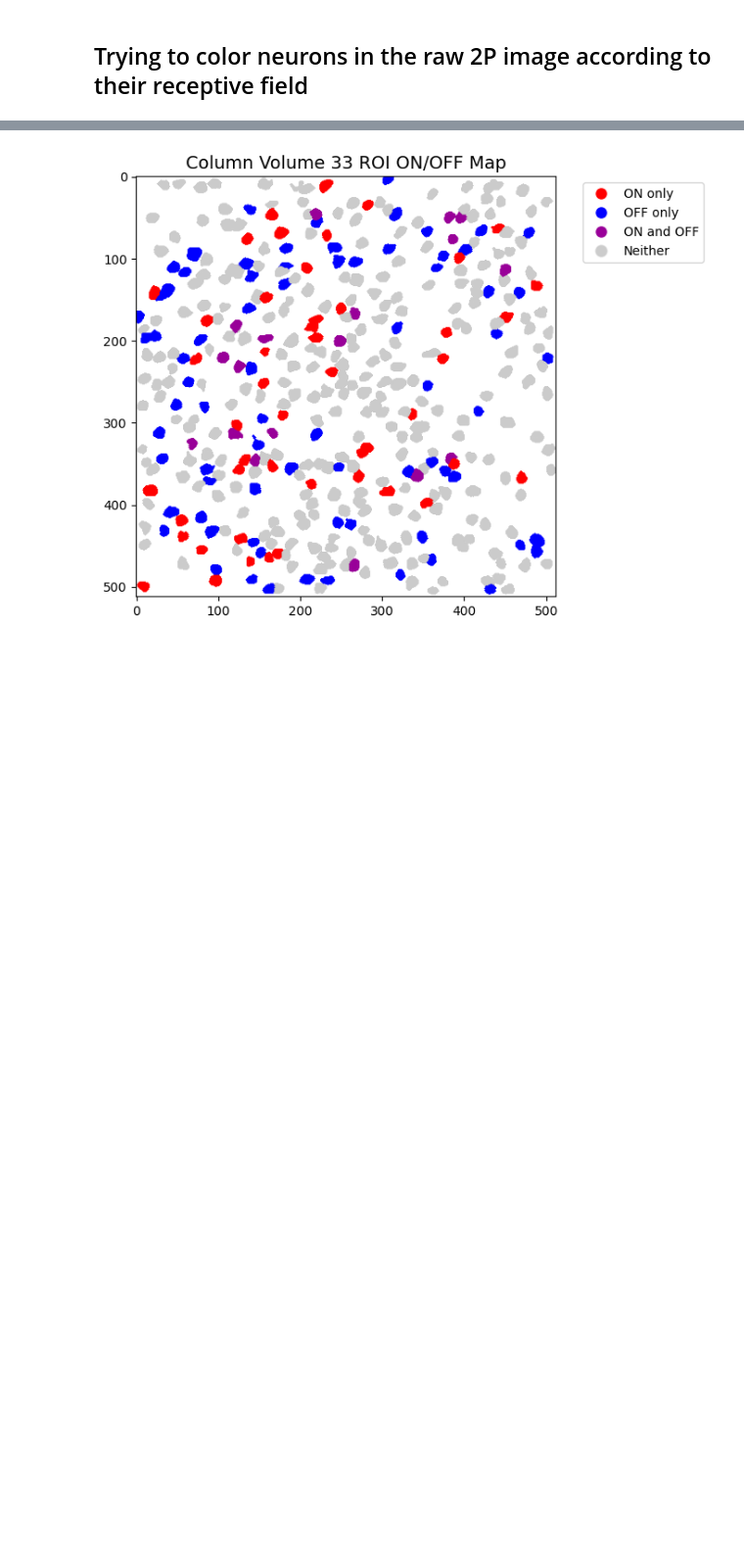
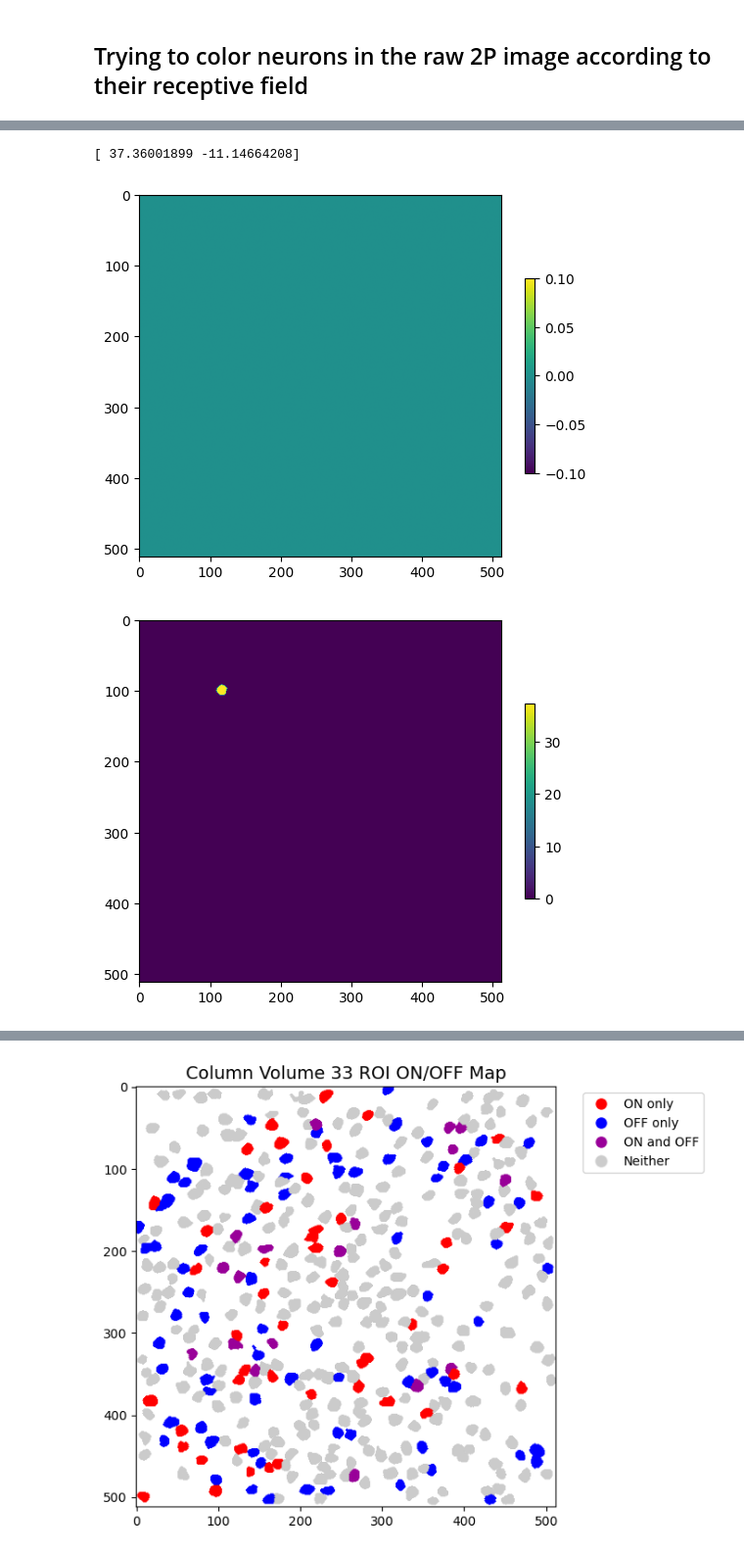
Before and after one commit to naomidonovan1/allen_v1dd, a Jupyter notebook: src/allen_v1dd/demo.ipynb, the cells around one changed output, grey strips where cells are left out. Shown at 98% size. Cells and saved outputs as stored; diff of their text form; code cells hidden in the pictures; blank space fills up the shorter version.

```diff
--- a/src/allen_v1dd/demo.ipynb
+++ b/src/allen_v1dd/demo.ipynb
@@ -376,13 +378,30 @@ client = OPhysClient("/home/naomi/Desktop/data/V1dd_nwbs/")
 for col_vol_str in col_vol_strings:
     print(f"Processing column volume {col_vol_str}...")
     session = client.load_ophys_session(f"{mouse_id}_{col_vol_str}")
-    lsn = LocallySparseNoise(session, plane, trace_type="events")
-    on_rois, _, _, = np.where(lsn.receptive_fields[:, 0, :, :])
-    off_rois, _, _ = np.where(lsn.receptive_fields[:, 1, :, :])
+    if session is None:
+            print(f"  No session found for {mouse_id}_{col_vol_str}, skipping...")
+            continue
 
-    rf_centers = lsn.rf_centers
-    on_rf_centers = rf_centers[on_rois, 0, :]  # in degrees
-    off_rf_centers = rf_centers[off_rois, 1, :]  # in degrees
+    all_on_rf_centers, all_off_rf_centers = [], []
+
+    for plane in session.get_planes(): # average within volume
+        print(f"  Processing plane {plane}...")
+        try:
+            lsn = LocallySparseNoise(session, plane, trace_type="events")
+            on_rois, _, _, = np.where(lsn.receptive_fields[:, 0, :, :])
+            off_rois, _, _ = np.where(lsn.receptive_fields[:, 1, :, :])
+            rf_centers = lsn.rf_centers
+            on_rf_centers = rf_centers[on_rois, 0, :]  # in degrees
+            off_rf_centers = rf_centers[off_rois, 1, :]  # in degrees
+        except:
+            print(f"    Could not process plane {plane}, skipping...")
+            continue
+
+        all_on_rf_centers.append(on_rf_centers)
+        all_off_rf_centers.append(off_rf_centers)
+
+    on_rf_centers = np.concatenate(all_on_rf_centers, axis=0)
+    off_rf_centers = np.concatenate(all_off_rf_centers, axis=0)
 
     fig, ax = plt.subplots(1, 2, figsize=(12, 3), sharex=True, sharey=True)
 
@@ -461,0 +483,17 @@ Text(0.5, 1.0, 'Column Volume 33 ON RF Centers')
+# %%
+img = np.zeros((512, 512, 2), dtype=float)
+plt.figure()
+sub = plt.imshow(img[:, :, 0])
+plt.colorbar(sub, fraction=0.02)
+
+img[roi_image_mask, 0] = on_rf_centers[roi, 0]
+img[roi_image_mask, 1] = on_rf_centers[roi, 1]
+plt.figure()
+sub = plt.imshow(img[:, :, 0])
+plt.colorbar(sub, fraction=0.02)
+
+print(on_rf_centers[roi])
+# %% [output]
+[ 37.36001899 -11.14664208]
+[figure, added]
+[figure, added]
```
Also changed, not shown: parts of 18 cells of this notebook.
